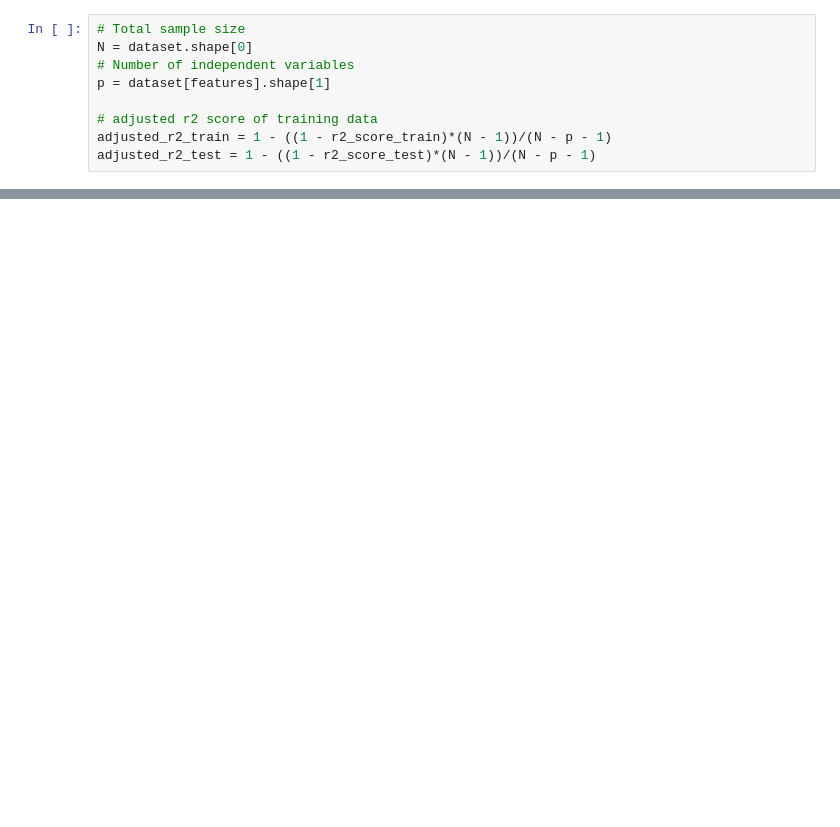
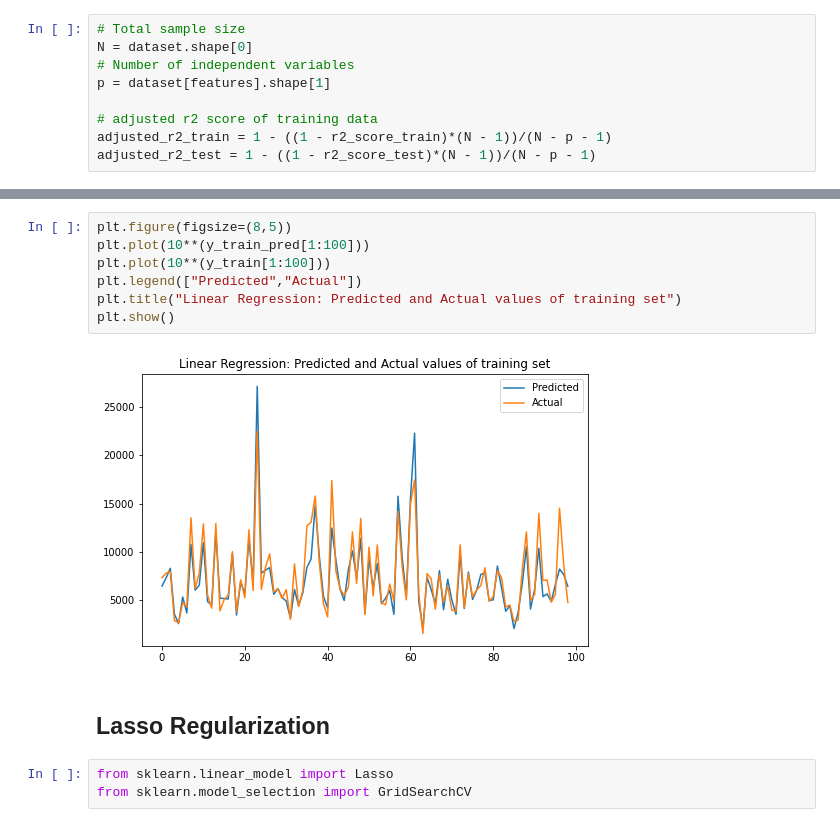
Before and after one commit to nihalhabeeb/Retail-Sales-Prediction, a Jupyter notebook: Retail_Sales_Prediction_Capstone_Project.ipynb, the cells around one changed output, grey strips where cells are left out. Cells and saved outputs as stored; diff of their text form; blank space fills up the shorter version.

```diff
--- a/Retail_Sales_Prediction_Capstone_Project.ipynb
+++ b/Retail_Sales_Prediction_Capstone_Project.ipynb
@@ -789,0 +761,14 @@ plt.show()
+# %%
+plt.figure(figsize=(8,5))
+plt.plot(10**(y_train_pred[1:100]))
+plt.plot(10**(y_train[1:100]))
+plt.legend(["Predicted","Actual"])
+plt.title("Linear Regression: Predicted and Actual values of training set")
+plt.show()
+# %% [output]
+[figure, added]
+# %% [markdown]
+## Lasso Regularization
+# %%
+from sklearn.linear_model import Lasso
+from sklearn.model_selection import GridSearchCV
```
Also changed, not shown: parts of 37 cells of this notebook.
